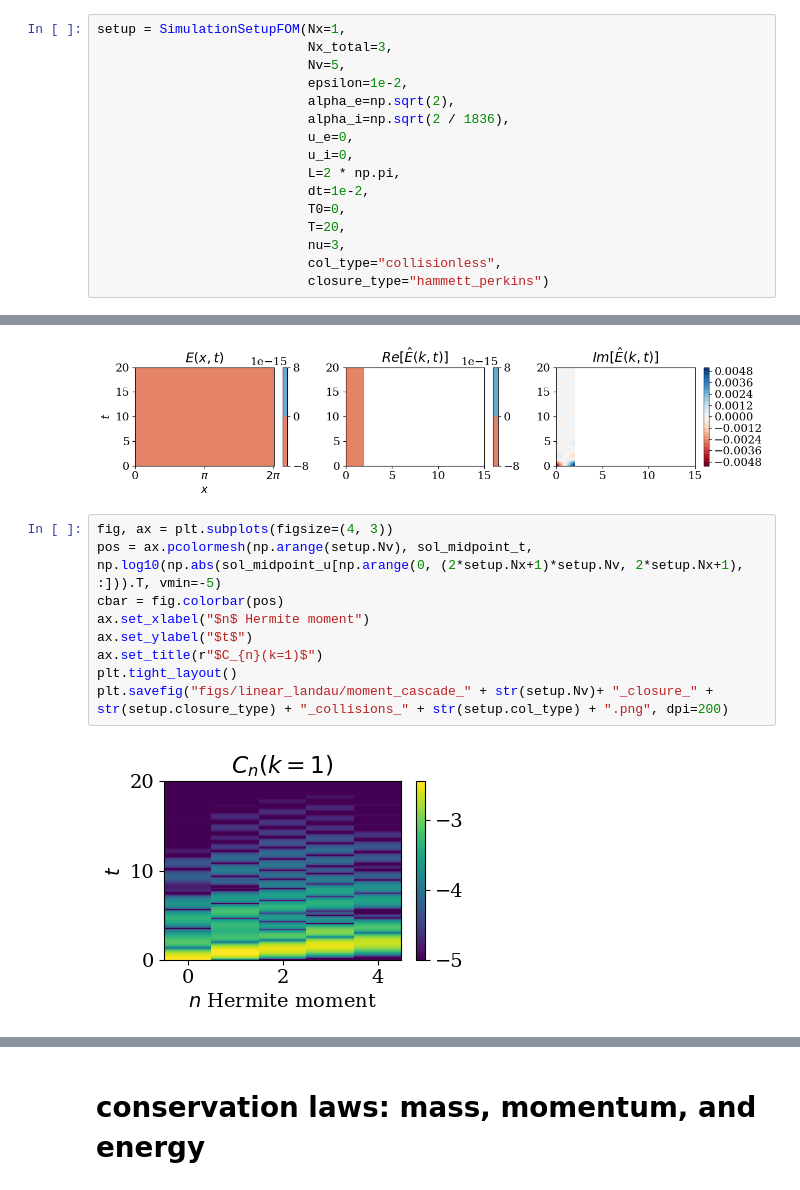
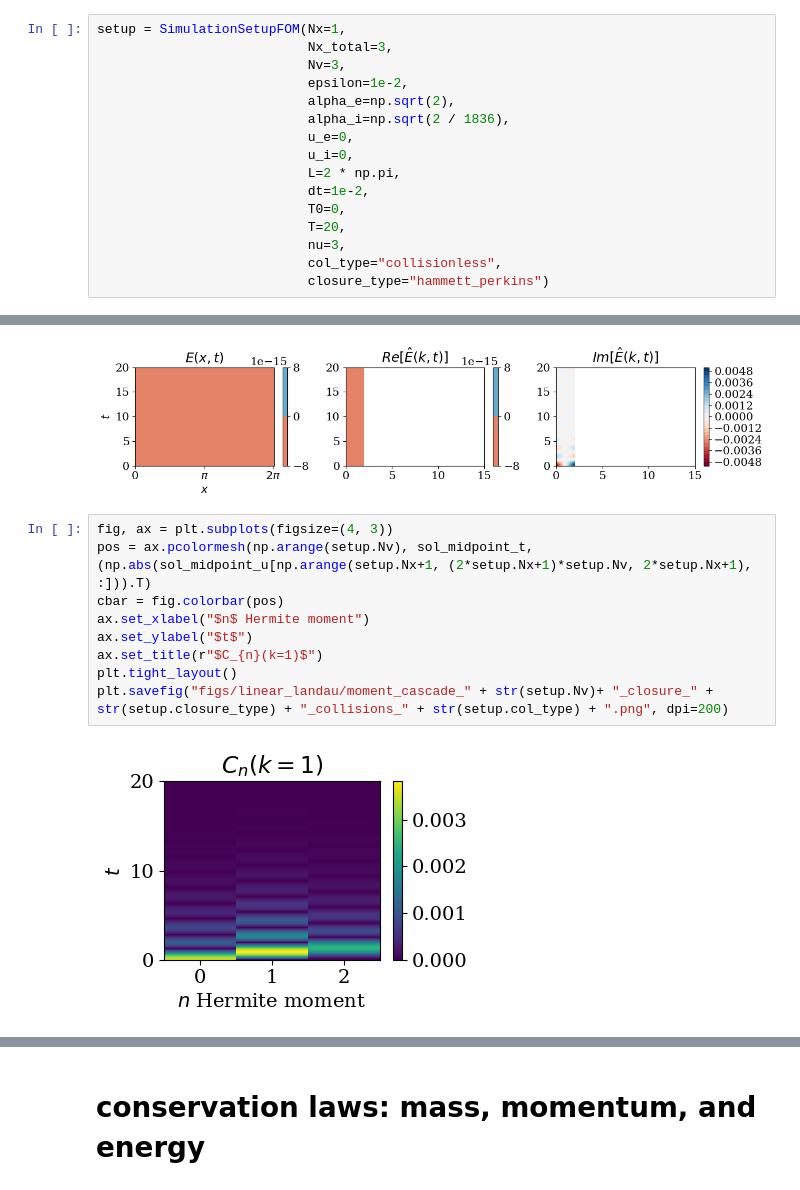
Before and after one commit to opaliss/SpectralSymbolicClosures, a Jupyter notebook: aw_simulation/linear_landau_damping_linear.ipynb, the cells around one changed output, grey strips where cells are left out. Drawn from its saved outputs; the diff is of its cells as text.

```diff
--- a/aw_simulation/linear_landau_damping_linear.ipynb
+++ b/aw_simulation/linear_landau_damping_linear.ipynb
@@ -30,7 +30,7 @@ matplotlib.rc('ytick', labelsize=14)
 # %%
 setup = SimulationSetupFOM(Nx=1,
                            Nx_total=3,
-                           Nv=5,
+                           Nv=3,
                            epsilon=1e-2,
                            alpha_e=np.sqrt(2),
                            alpha_i=np.sqrt(2 / 1836),
@@ -136,15 +136,15 @@ plt.tight_layout()
 [figure]
 # %%
 fig, ax = plt.subplots(figsize=(4, 3))
-pos = ax.pcolormesh(np.arange(setup.Nv), sol_midpoint_t, np.log10(np.abs(sol_midpoint_u[np.arange(0, (2*setup.Nx+1)*setup.Nv, 2*setup.Nx+1), :])).T, vmin=-5)
+pos = ax.pcolormesh(np.arange(setup.Nv), sol_midpoint_t, (np.abs(sol_midpoint_u[np.arange(setup.Nx+1, (2*setup.Nx+1)*setup.Nv, 2*setup.Nx+1), :])).T)
 cbar = fig.colorbar(pos)
 ax.set_xlabel("$n$ Hermite moment")
 ax.set_ylabel("$t$")
 ax.set_title(r"$C_{n}(k=1)$")
 plt.tight_layout()
 plt.savefig("figs/linear_landau/moment_cascade_" + str(setup.Nv)+ "_closure_" + str(setup.closure_type) + "_collisions_" + str(setup.col_type) + ".png", dpi=200)
 # %% [output]
-[figure, old version]
+[figure, new version]
 # %%
 # plot the electric field damping rate
 fig, ax = plt.subplots(figsize=(4, 3))
```
Also changed, not shown: parts of 2 cells of this notebook, 2 other files.
